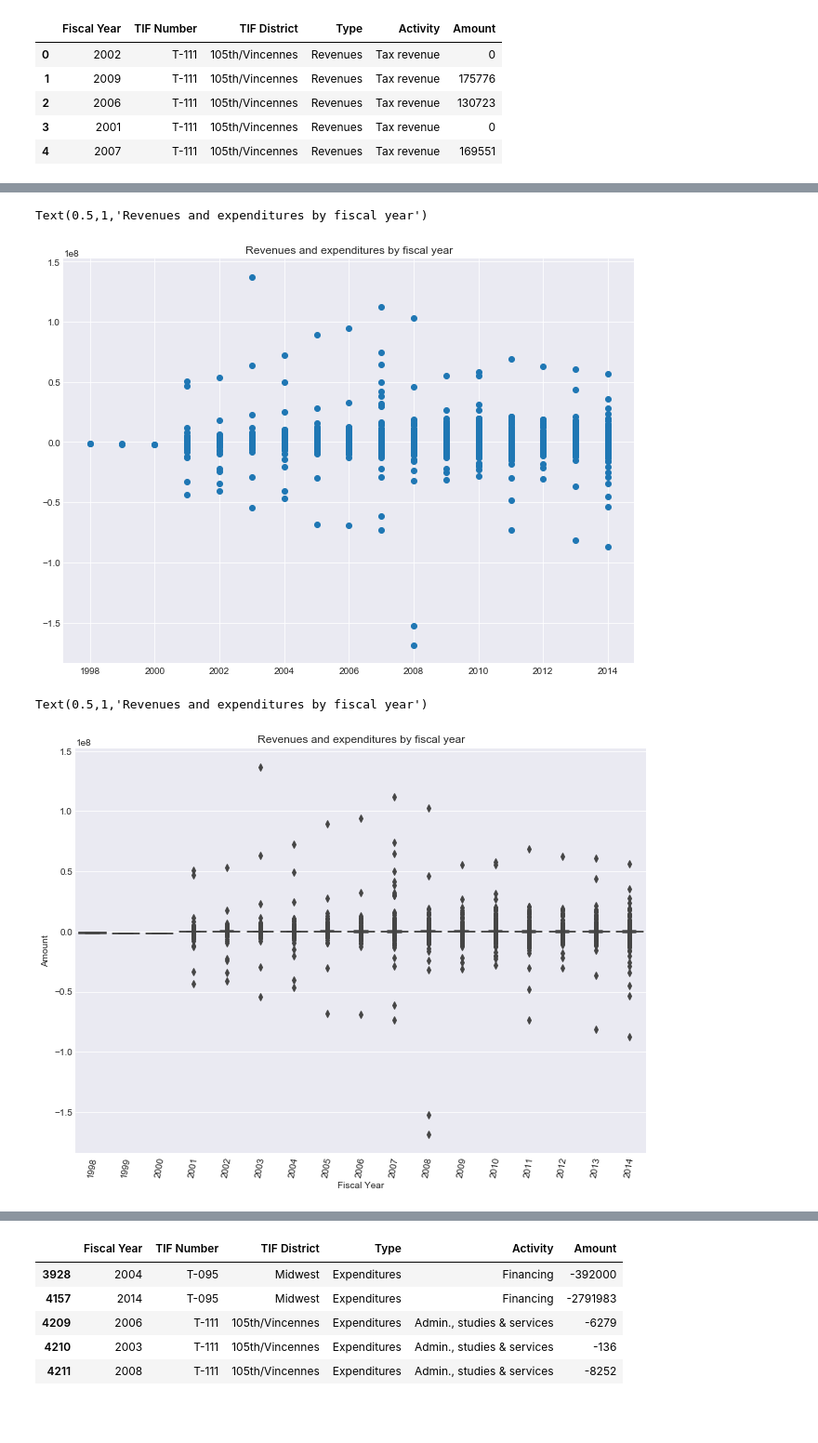
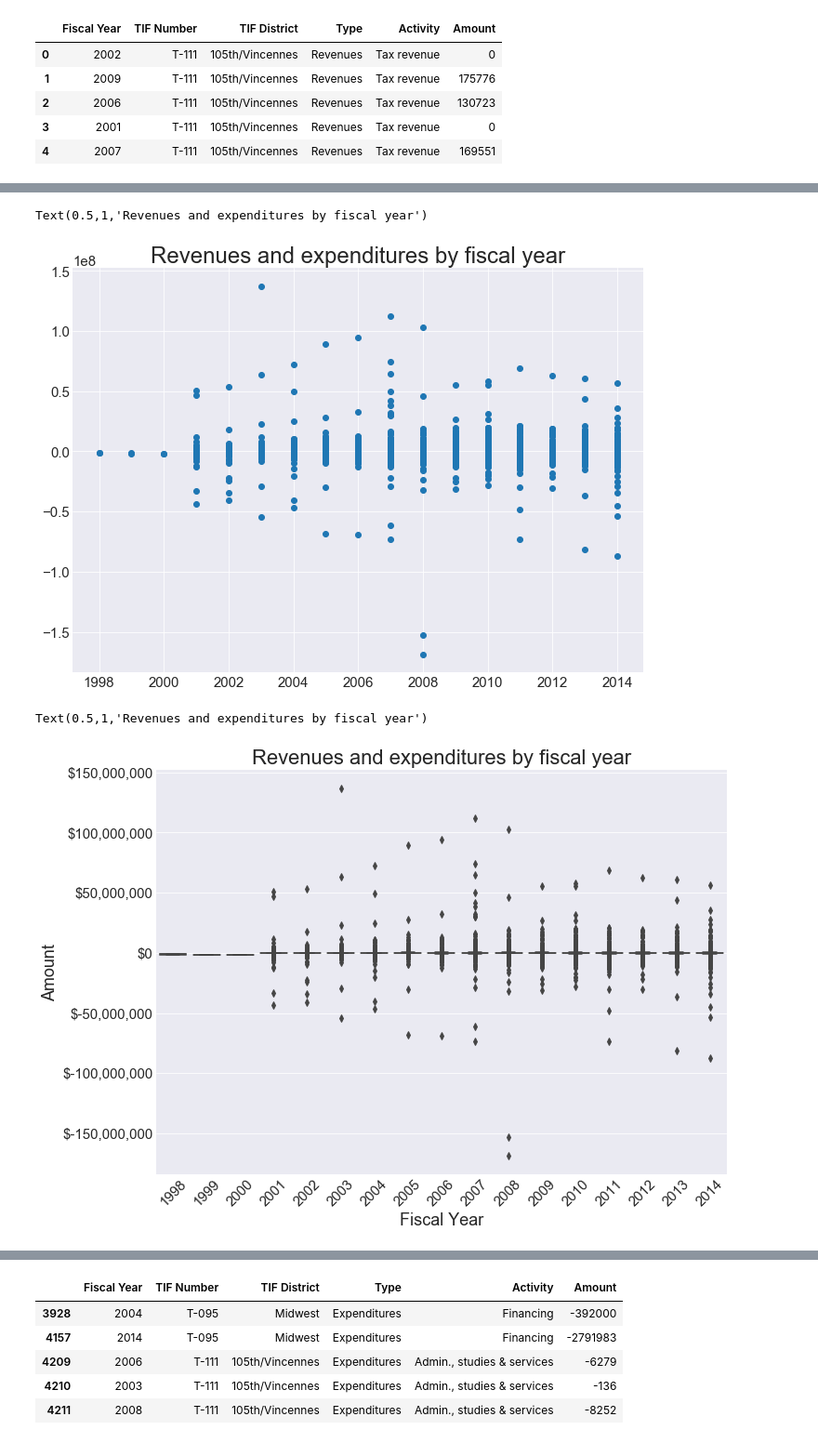
Before and after one commit to itlyons/Side_Projects, a Jupyter notebook: cityofchicago/tif_funding_spending.ipynb, the cells around one changed output, grey strips where cells are left out. Shown at 93% size. Drawn from its saved outputs; the diff is of its cells as text; code cells hidden in the pictures; blank space fills up the shorter version.

Commit message:
labelled & formatted

```diff
--- a/cityofchicago/tif_funding_spending.ipynb
+++ b/cityofchicago/tif_funding_spending.ipynb
@@ -50,0 +69,12 @@ sns.barplot(tifhist_df['Amount'], tifhist_df['Type'])
+# %%
+SMALL_SIZE = 15
+MEDIUM_SIZE = 18
+BIGGER_SIZE = 22
+
+plt.rc('font', size=SMALL_SIZE)          # controls default text sizes
+plt.rc('axes', titlesize=SMALL_SIZE)     # fontsize of the axes title
+plt.rc('axes', labelsize=MEDIUM_SIZE)    # fontsize of the x and y labels
+plt.rc('xtick', labelsize=SMALL_SIZE)    # fontsize of the tick labels
+plt.rc('ytick', labelsize=SMALL_SIZE)    # fontsize of the tick labels
+plt.rc('legend', fontsize=SMALL_SIZE)    # legend fontsize
+plt.rc('figure', titlesize=BIGGER_SIZE)  # fontsize of the figure title
@@ -98,17 +125,23 @@ array(['Revenues', 'Expenditures', 'Transfers',
 plt.scatter(x='Fiscal Year', y='Amount', data=tifhist_df)
 fig = matplotlib.pyplot.gcf()
 fig.set_size_inches(11, 8)
-plt.title('Revenues and expenditures by fiscal year')
+plt.title('Revenues and expenditures by fiscal year', fontsize = 24)
 # %% [output]
 Text(0.5,1,'Revenues and expenditures by fiscal year')
-[figure, old version]
+[figure, new version]
 # %%
-sns.boxplot(x='Fiscal Year', y='Amount', data=tifhist_df)
+ax = sns.boxplot(x='Fiscal Year', y='Amount', data=tifhist_df)
 plt.xticks(rotation=80)
 fig = matplotlib.pyplot.gcf()
+
+fmt = '${x:,.0f}'
+tick = mtick.StrMethodFormatter(fmt)
+ax.yaxis.set_major_formatter(tick)
+plt.xticks(rotation=45)
+
 fig.set_size_inches(11, 8)
-plt.title('Revenues and expenditures by fiscal year')
+plt.title('Revenues and expenditures by fiscal year', fontsize=22)
 # %% [output]
 Text(0.5,1,'Revenues and expenditures by fiscal year')
-[figure, old version]
+[figure, new version]
 # %%
```
Also changed, not shown: parts of 28 cells of this notebook.
